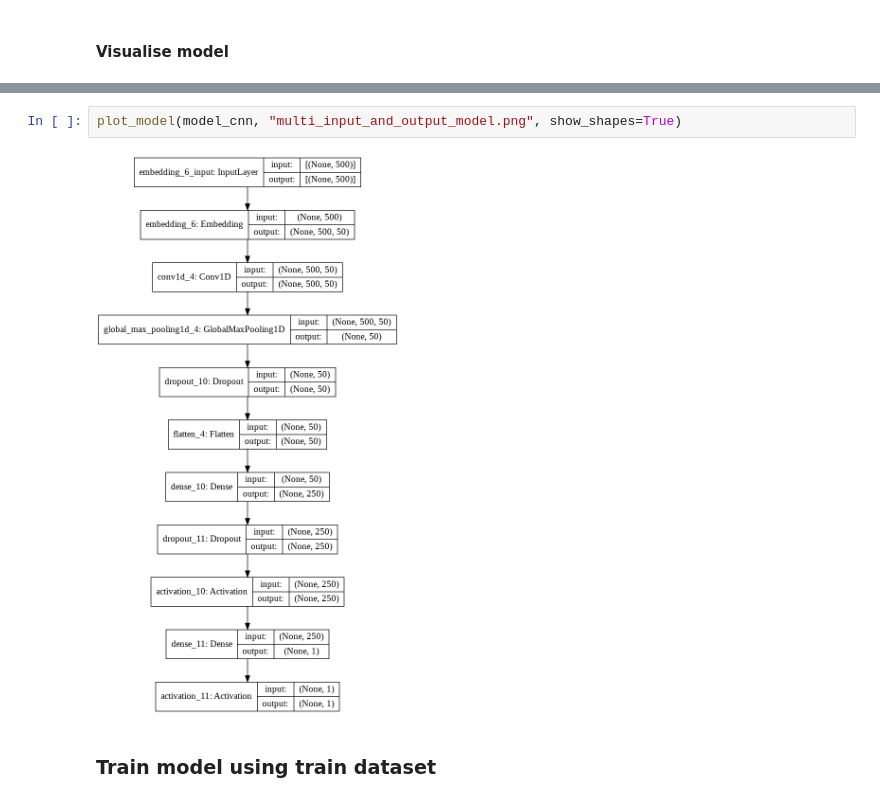
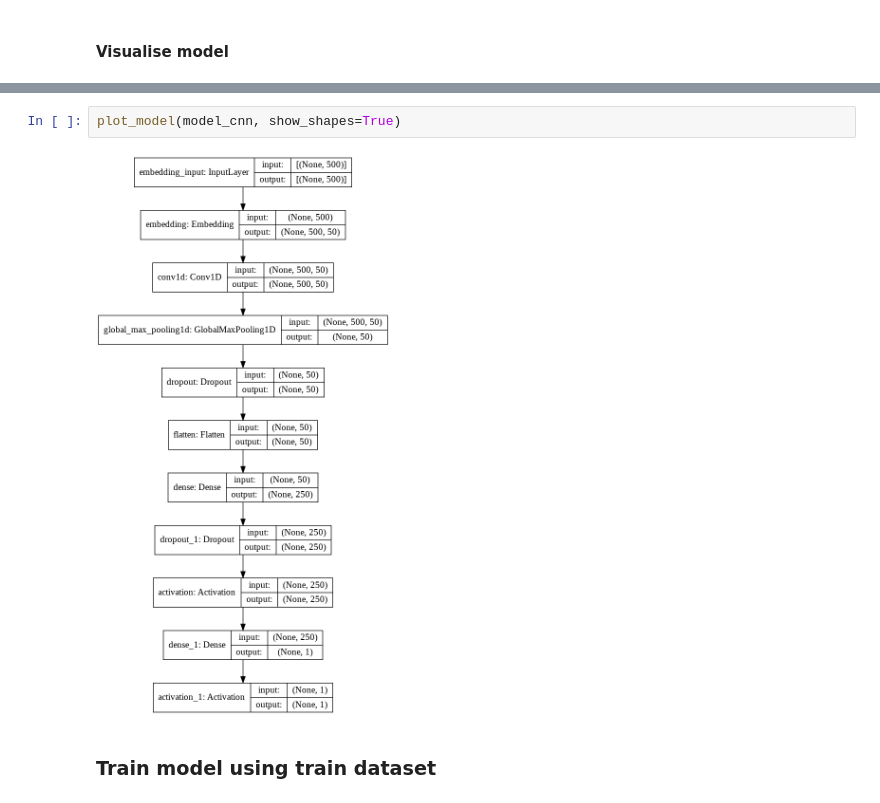
Before and after one commit to bigteo/BT4222_Assignment3, a Jupyter notebook: A3_A0203989N.ipynb, the cells around one changed output, grey strips where cells are left out. Drawn from its saved outputs; the diff is of its cells as text.

```diff
--- a/A3_A0203989N.ipynb
+++ b/A3_A0203989N.ipynb
@@ -265,9 +261,9 @@ Trainable params: 1,020,551
 Non-trainable params: 0
 _________________________________________________________________
 # %%
-plot_model(model_cnn, "multi_input_and_output_model.png", show_shapes=True)
+plot_model(model_cnn, show_shapes=True)
 # %% [output]
-[figure, old version]
+[figure, new version]
 # %% [markdown]
 ### Train model using train dataset
 # %%
```
Also changed, not shown: parts of 18 cells of this notebook.
